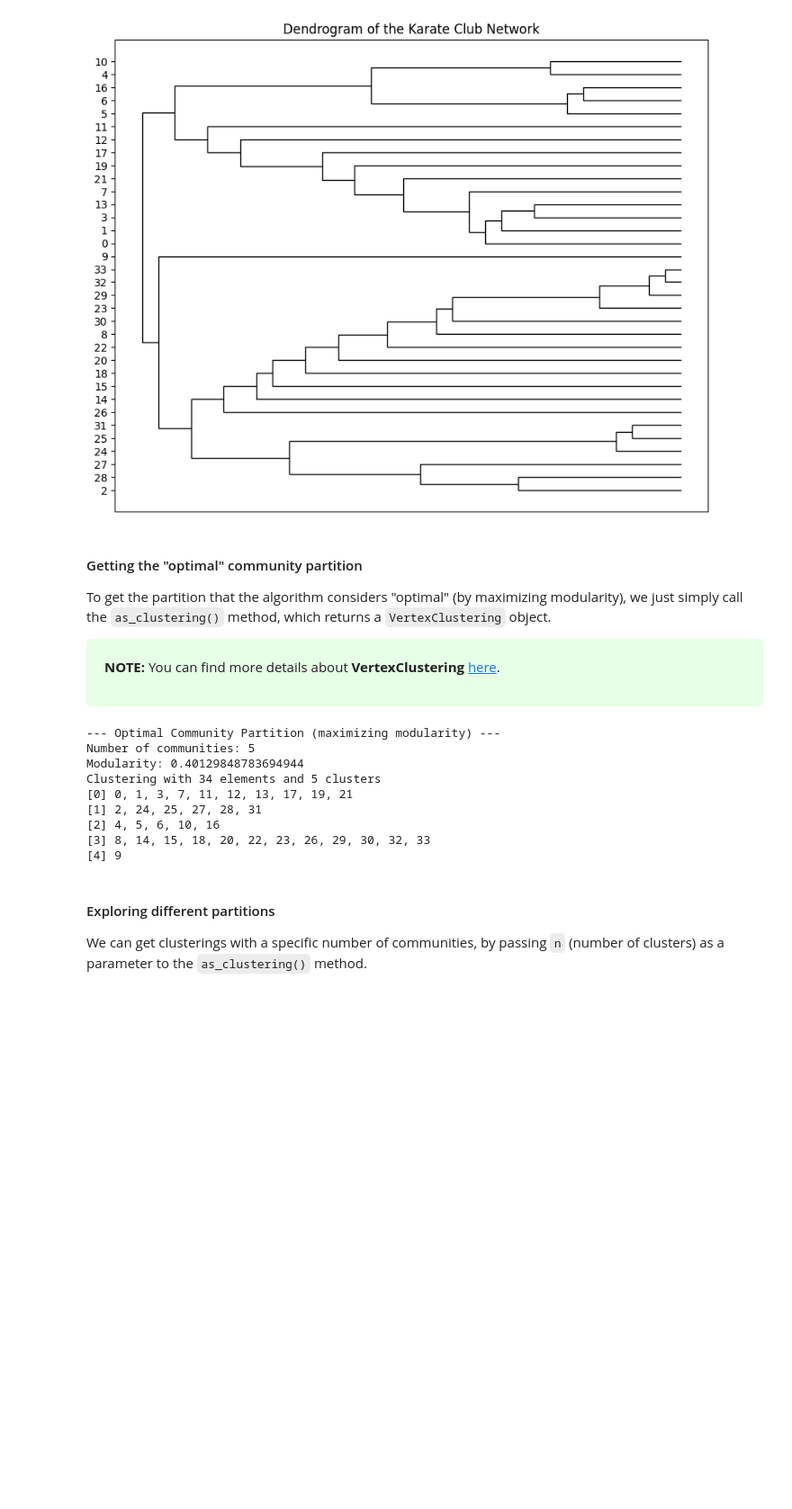
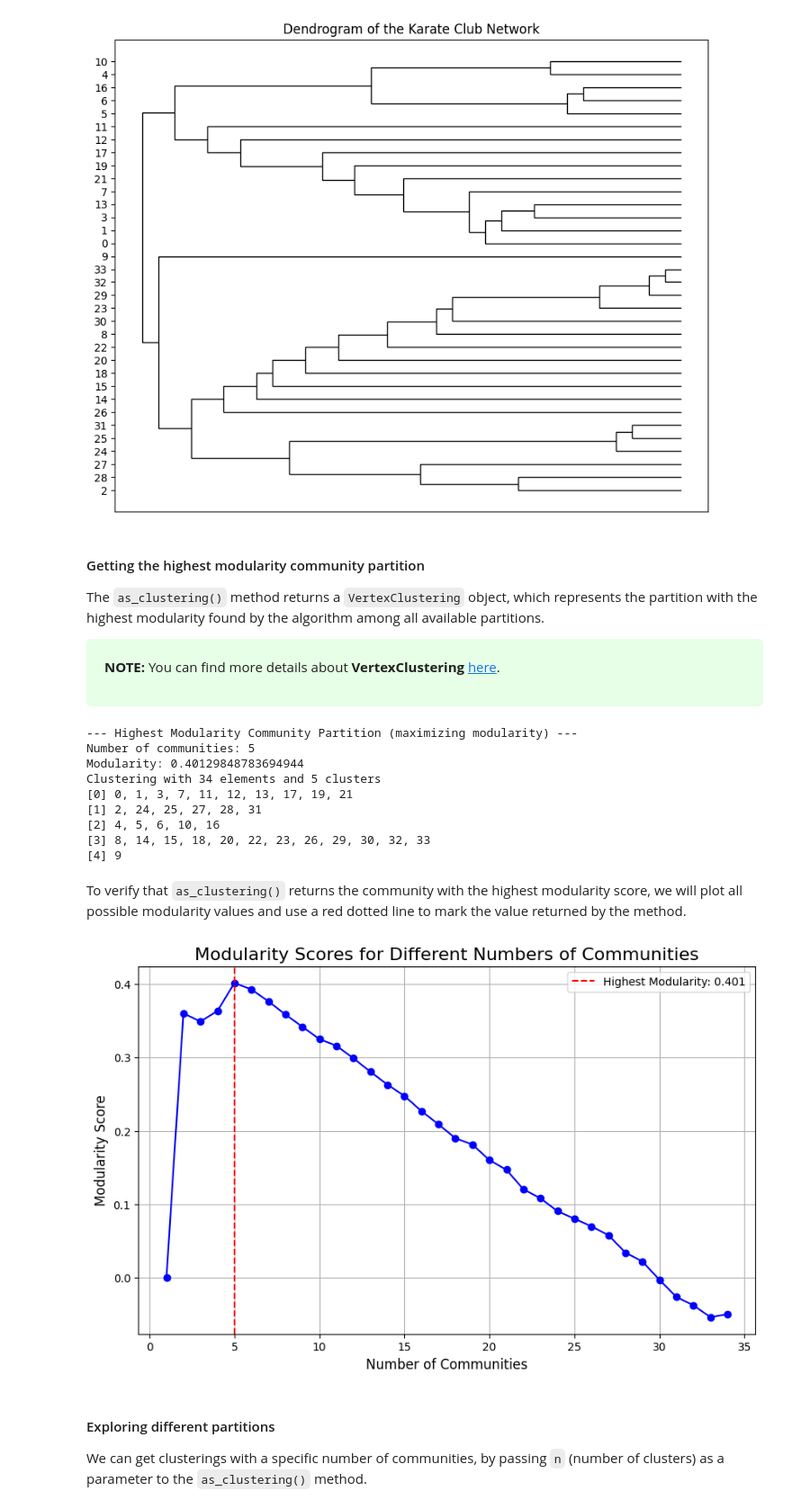
Before and after one commit to igraph/python-igraph, a Jupyter notebook: doc/source/community_detection_guide/notebooks/hierarchical_clustering.ipynb, the cells around one changed output. Shown at 90% size. Saved outputs shown, nothing was run; the diff lists cells and outputs as text; code cells hidden in the pictures; blank space fills up the shorter version.

Commit message:
add: all modularities w plot

```diff
--- a/doc/source/community_detection_guide/notebooks/hierarchical_clustering.ipynb
+++ b/doc/source/community_detection_guide/notebooks/hierarchical_clustering.ipynb
@@ -39,22 +37,22 @@ plt.show()
 # %% [output]
 [figure]
 # %% [markdown]
-#### Getting the "optimal" community partition
+#### Getting the highest modularity community partition
 
-To get the partition that the algorithm considers "optimal" (by maximizing modularity), we just simply call the `as_clustering()` method, which returns a `VertexClustering` object.
+The `as_clustering()` method returns a `VertexClustering` object, which represents the partition with the highest modularity found by the algorithm among all available partitions.
 <div style="background-color: #e6ffe6; padding: 20px; border-radius: 5px;">
 
 **NOTE:** You can find more details about **VertexClustering** [here](./vertex_clustering_object.ipynb).
 
 </div>
 # %%
-optimal_partition = dendrogram.as_clustering()
-print("--- Optimal Community Partition (maximizing modularity) ---")
-print("Number of communities:", len(optimal_partition))
-print("Modularity:", optimal_partition.modularity)
-print(optimal_partition)
+highest_modularity_partition = dendrogram.as_clustering()
+print("--- Highest Modularity Community Partition (maximizing modularity) ---")
+print("Number of communities:", len(highest_modularity_partition))
+print("Modularity:", highest_modularity_partition.modularity)
+print(highest_modularity_partition)
 # %% [output]
---- Optimal Community Partition (maximizing modularity) ---
+--- Highest Modularity Community Partition (maximizing modularity) ---
 Number of communities: 5
 Modularity: 0.40129848783694944
 Clustering with 34 elements and 5 clusters
@@ -63,6 +61,24 @@ Clustering with 34 elements and 5 clusters
 [2] 4, 5, 6, 10, 16
 [3] 8, 14, 15, 18, 20, 22, 23, 26, 29, 30, 32, 33
 [4] 9
+# %% [markdown]
+To verify that `as_clustering()` returns the community with the highest modularity score, we will plot all possible modularity values and use a red dotted line to mark the value returned by the method.
+# %%
+all_modularity_scores = [dendrogram.as_clustering(i).modularity for i in range(1, g.vcount() + 1)]
+highest_modularity = highest_modularity_partition.modularity
+num_communities_at_highest = len(highest_modularity_partition)
+
+x_values = list(range(1, g.vcount() + 1))
+plt.figure(figsize=(10, 6))
+plt.plot(x_values, all_modularity_scores, marker='o', linestyle='-', color='blue')
+plt.axvline(x=num_communities_at_highest, color='red', linestyle='--', label=f'Highest Modularity: {highest_modularity:.3f}')
+plt.title('Modularity Scores for Different Numbers of Communities', fontsize=16)
+plt.xlabel('Number of Communities', fontsize=12)
+plt.ylabel('Modularity Score', fontsize=12)
+plt.legend()
+plt.grid(True)
+# %% [output]
+[figure, added]
 # %% [markdown]
 #### Exploring different partitions
 
```
Also changed, not shown: parts of 1 cell of this notebook.
